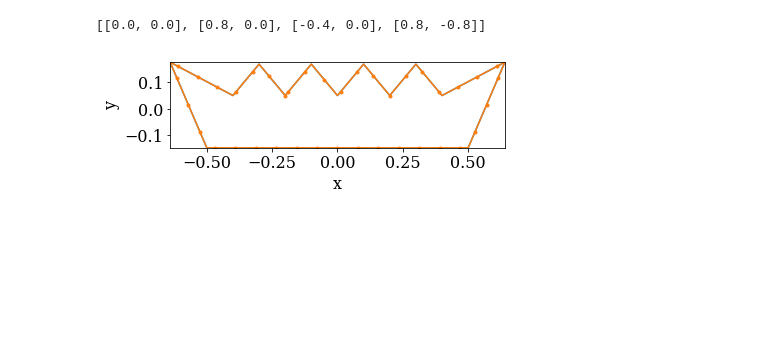
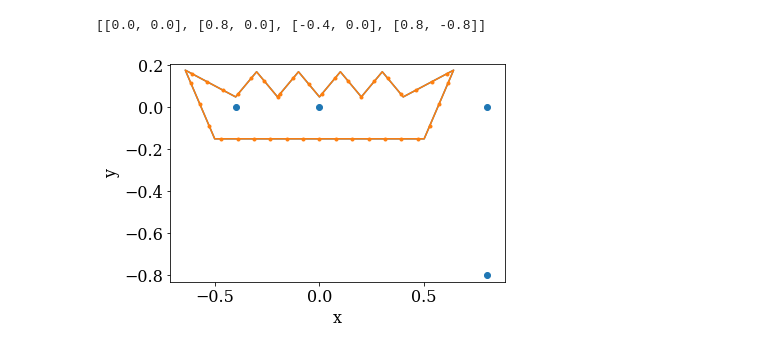
Before and after one commit to akashdhruv/FlowX, a Jupyter notebook: examples/quantum/grovers_mapping/simulation.ipynb, the cells around one changed output. Cells and saved outputs as stored; diff of their text form; code cells hidden in the pictures; blank space fills up the shorter version.

```diff
--- a/examples/quantum/grovers_mapping/simulation.ipynb
+++ b/examples/quantum/grovers_mapping/simulation.ipynb
@@ -35,7 +35,7 @@ particle_info[1]['x']
 # %% [output]
 [[0.0, 0.0], [0.8, 0.0], [-0.4, 0.0], [0.8, -0.8]]
 # %%
-flowx.io.plot_line(particles[0])
-#flowx.io.plot_scatter(particles)
+#flowx.io.plot_line(particles[0])
+flowx.io.plot_scatter(particles)
 # %% [output]
-[figure, old version]
+[figure, new version]
```
Also changed, not shown: parts of 3 cells of this notebook, 5 other files.
